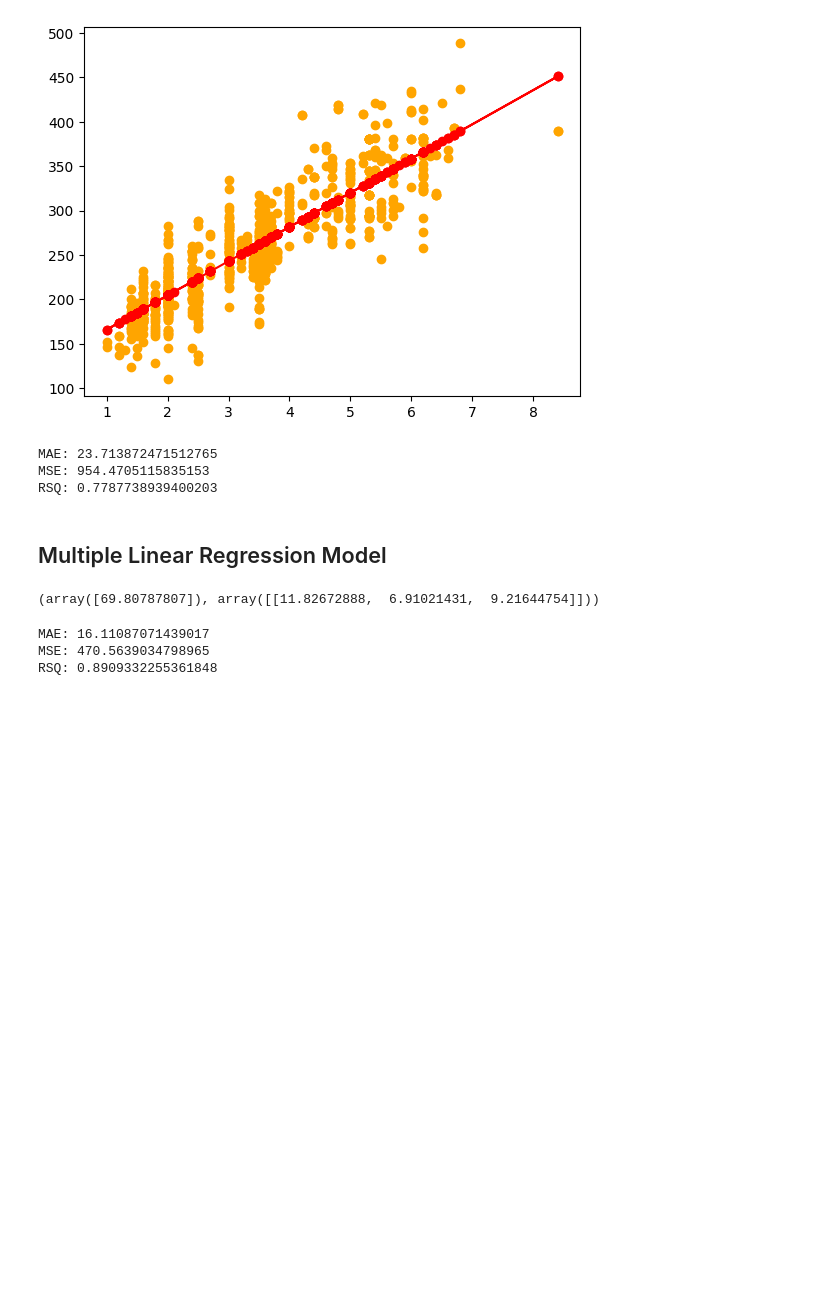
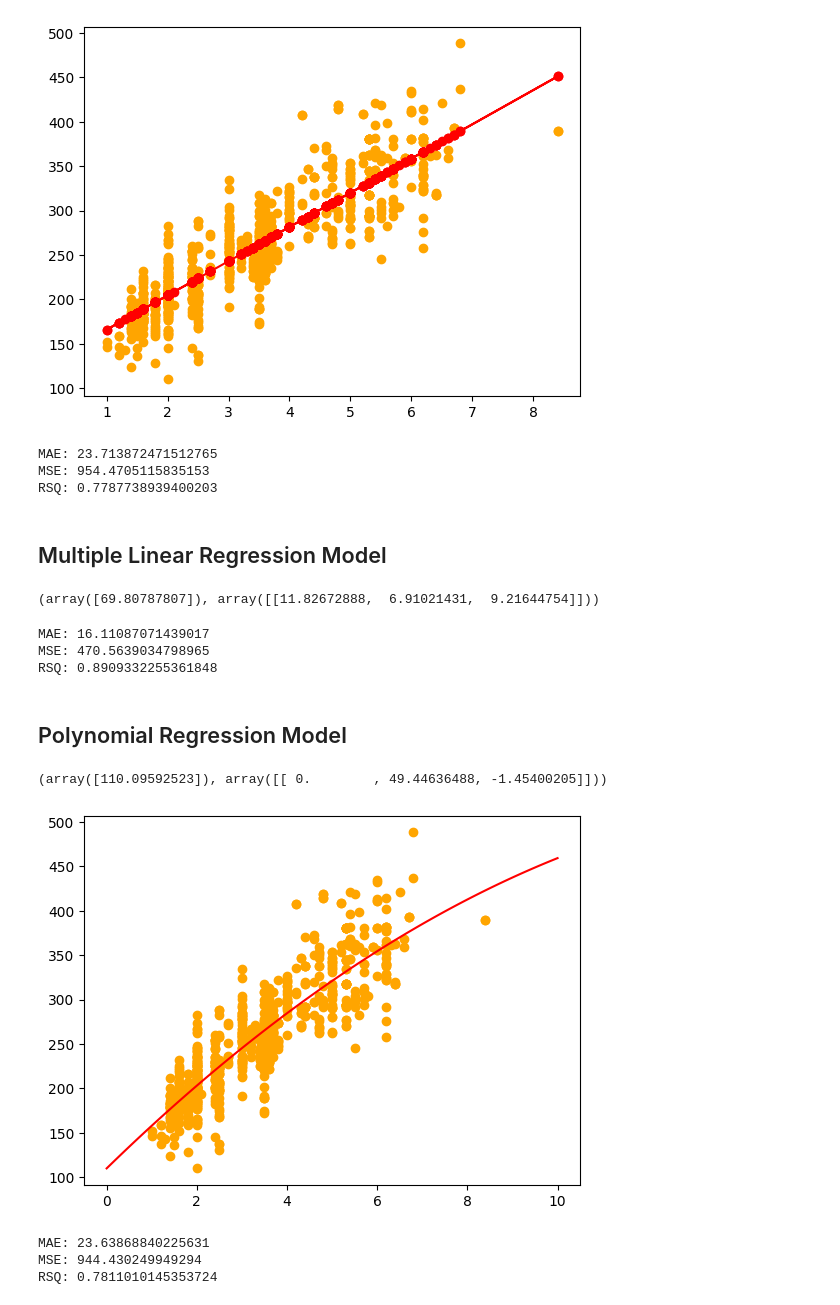
Before and after one commit to AleeRezaa/Learn-Machine-Learning, a Jupyter notebook: Regression/regression.ipynb, the cells around one changed output. Drawn from its saved outputs; the diff is of its cells as text; code cells hidden in the pictures; blank space fills up the shorter version.

Commit message:
polynomial regression completed

```diff
--- a/Regression/regression.ipynb
+++ b/Regression/regression.ipynb
@@ -8,7 +9,7 @@ from sklearn.metrics import r2_score
 # %% [markdown]
 ## Reading and Understanding Data
 # %%
-df = pd.read_csv('linear.csv')
+df = pd.read_csv('FuelConsumptionCo2.csv')
 df
 # %% [output]
 |  | MODELYEAR | MAKE | MODEL | VEHICLECLASS | ENGINESIZE | CYLINDERS | TRANSMISSION | FUELTYPE | ... |
@@ -128,3 +133,47 @@ print(f'MAE: {abs(test_y_ - test_y).mean()[0]} \nMSE: {((test_y_ - test_y) ** 2)
 MAE: 16.11087071439017
 MSE: 470.5639034798965
 RSQ: 0.8909332255361848
+# %% [markdown]
+## Polynomial Regression Model
+# %%
+# create model
+
+regr = linear_model.LinearRegression()
+train_x = train[['ENGINESIZE']]
+train_y = train[['CO2EMISSIONS']]
+
+poly = PolynomialFeatures(degree = 2)
+train_x_poly = poly.fit_transform(train_x)
+
+regr.fit(train_x_poly, train_y)
+train_y_ = regr.predict(train_x_poly) # a + b0 * x ** 0 + b1 * x ** 1 + b2 * x ** 2
+
+regr.intercept_, regr.coef_
+# %% [output]
+(array([110.09592523]), array([[ 0.        , 49.44636488, -1.45400205]]))
+# %%
+# show model
+
+a, b0, b1, b2 = regr.intercept_[0], regr.coef_[0][0], regr.coef_[0][1], regr.coef_[0][2]
+x = np.linspace(0, 10, 100)
+y = a + b0 * x ** 0 + b1 * x ** 1 + b2 * x ** 2
+
+plt.scatter(train_x, train_y, color = 'orange')
+plt.plot(x, y, '-r')
+plt.show()
+# %% [output]
+[figure, added]
+# %%
+# test model
+
+test_x = test[['ENGINESIZE']]
+test_y = test[['CO2EMISSIONS']]
+
+test_x_poly = poly.fit_transform(test_x)
+test_y_ = regr.predict(test_x_poly)
+
+print(f'MAE: {abs(test_y_ - test_y).mean()[0]} \nMSE: {((test_y_ - test_y) ** 2).mean()[0]} \nRSQ: {r2_score(test_y, test_y_)}')
+# %% [output]
+MAE: 23.63868840225631
+MSE: 944.430249949294
+RSQ: 0.7811010145353724
```
Also changed, not shown: parts of 6 cells of this notebook, 2 other files.
